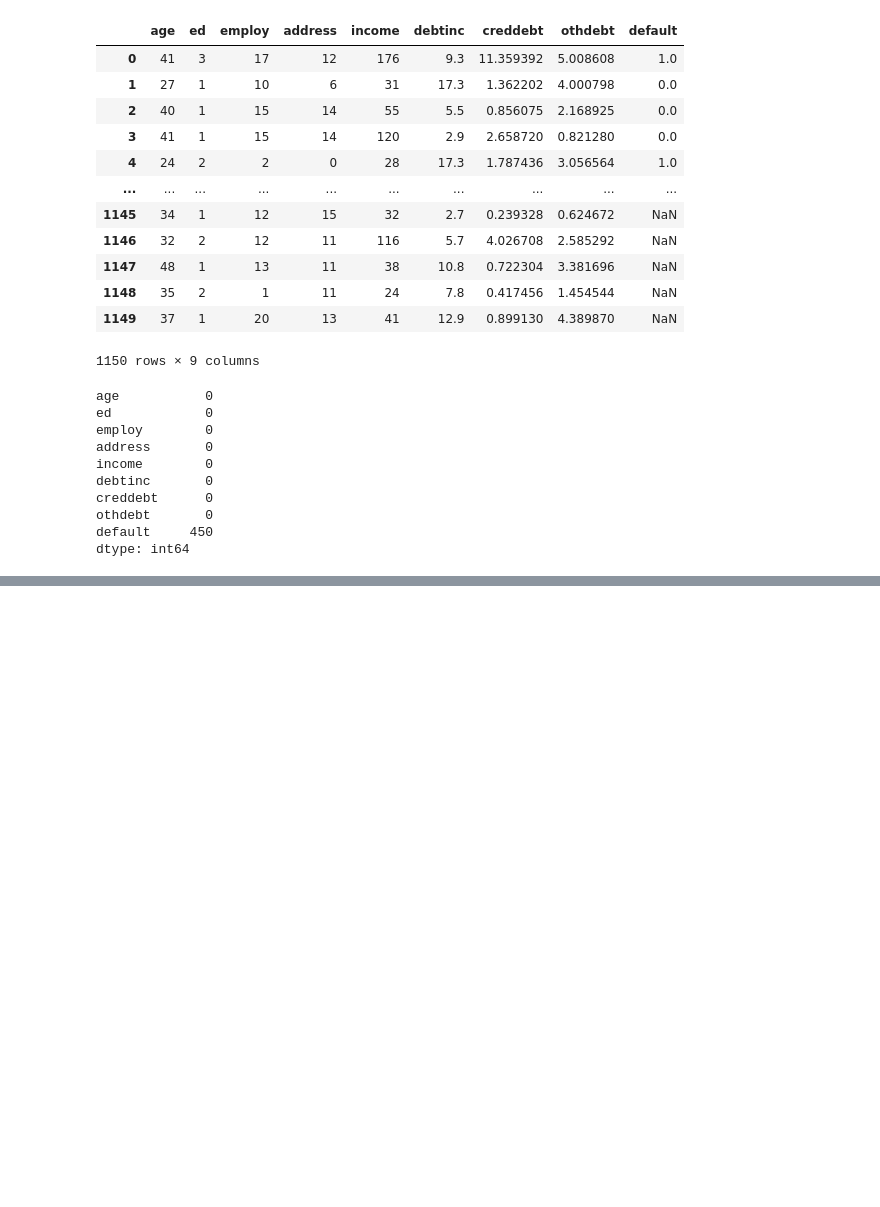
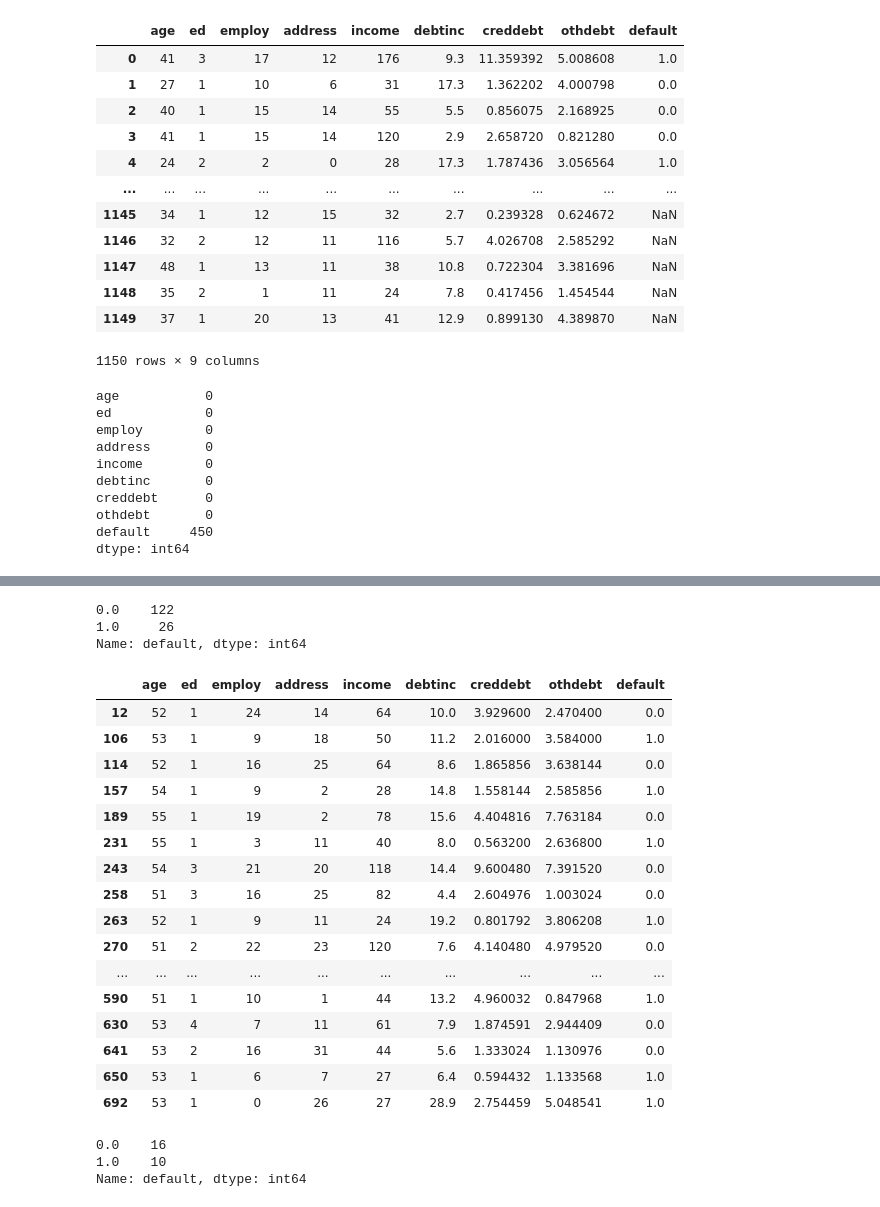
Before and after one commit to iswetha522/Credit-Risk-Analysis, a Jupyter notebook: credit_risk_analysis.ipynb, the cells around one changed output, grey strips where cells are left out. Saved outputs shown, nothing was run; the diff lists cells and outputs as text; code cells hidden in the pictures; blank space fills up the shorter version.

Commit message:
Divided the data by age groups and performed analysis on which agegroup customers were defaulted

```diff
--- a/credit_risk_analysis.ipynb
+++ b/credit_risk_analysis.ipynb
@@ -33,0 +72,3 @@ dtype: int64
+# %%
+credit = credit.dropna()
+credit
@@ -33,0 +248,33 @@ dtype: int64
+# %%
+age_between_40_50['default'].value_counts()
+# %% [output]
+0.0    122
+1.0     26
+Name: default, dtype: int64
+# %%
+age_between_50_56 = credit.loc[(credit["age"] > 50) & (credit["age"] <= 56)]
+age_between_50_56
+# %% [output]
+|  | age | ed | employ | address | income | debtinc | creddebt | othdebt | default |
+| 12 | 52 | 1 | 24 | 14 | 64 | 10.0 | 3.929600 | 2.470400 | 0.0 |
+| 106 | 53 | 1 | 9 | 18 | 50 | 11.2 | 2.016000 | 3.584000 | 1.0 |
+| 114 | 52 | 1 | 16 | 25 | 64 | 8.6 | 1.865856 | 3.638144 | 0.0 |
+| 157 | 54 | 1 | 9 | 2 | 28 | 14.8 | 1.558144 | 2.585856 | 1.0 |
+| 189 | 55 | 1 | 19 | 2 | 78 | 15.6 | 4.404816 | 7.763184 | 0.0 |
+| 231 | 55 | 1 | 3 | 11 | 40 | 8.0 | 0.563200 | 2.636800 | 1.0 |
+| 243 | 54 | 3 | 21 | 20 | 118 | 14.4 | 9.600480 | 7.391520 | 0.0 |
+| 258 | 51 | 3 | 16 | 25 | 82 | 4.4 | 2.604976 | 1.003024 | 0.0 |
+| 263 | 52 | 1 | 9 | 11 | 24 | 19.2 | 0.801792 | 3.806208 | 1.0 |
+| 270 | 51 | 2 | 22 | 23 | 120 | 7.6 | 4.140480 | 4.979520 | 0.0 |
+| ... | ... | ... | ... | ... | ... | ... | ... | ... | ... |
+| 590 | 51 | 1 | 10 | 1 | 44 | 13.2 | 4.960032 | 0.847968 | 1.0 |
+| 630 | 53 | 4 | 7 | 11 | 61 | 7.9 | 1.874591 | 2.944409 | 0.0 |
+| 641 | 53 | 2 | 16 | 31 | 44 | 5.6 | 1.333024 | 1.130976 | 0.0 |
+| 650 | 53 | 1 | 6 | 7 | 27 | 6.4 | 0.594432 | 1.133568 | 1.0 |
+| 692 | 53 | 1 | 0 | 26 | 27 | 28.9 | 2.754459 | 5.048541 | 1.0 |
+# %%
+age_between_50_56['default'].value_counts()
+# %% [output]
+0.0    16
+1.0    10
+Name: default, dtype: int64
```
Also changed, not shown: parts of 18 cells of this notebook.
